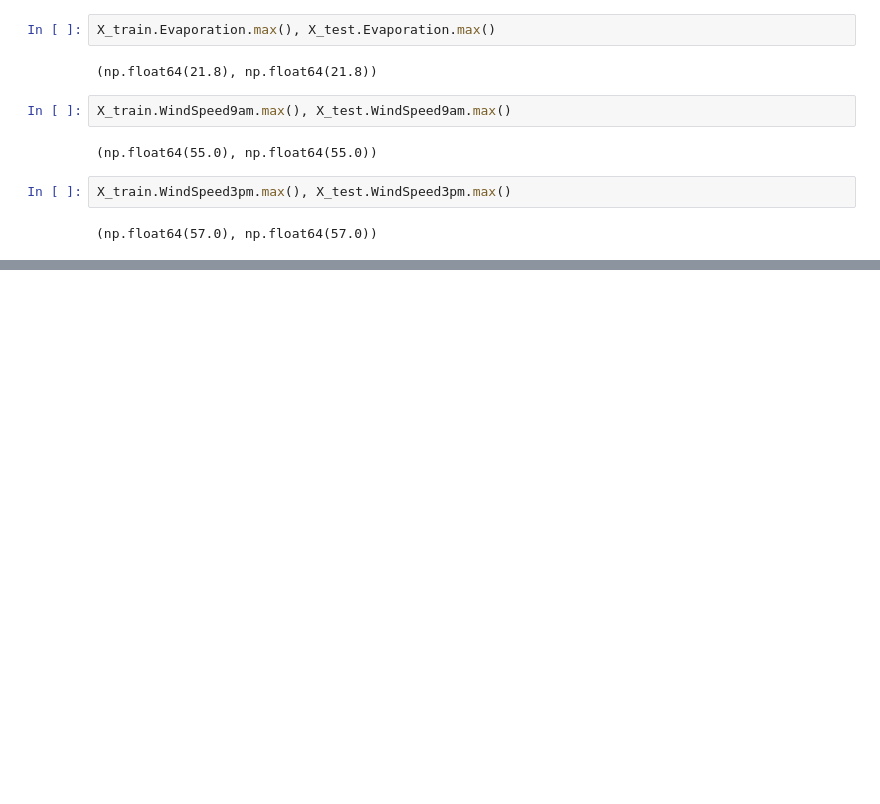
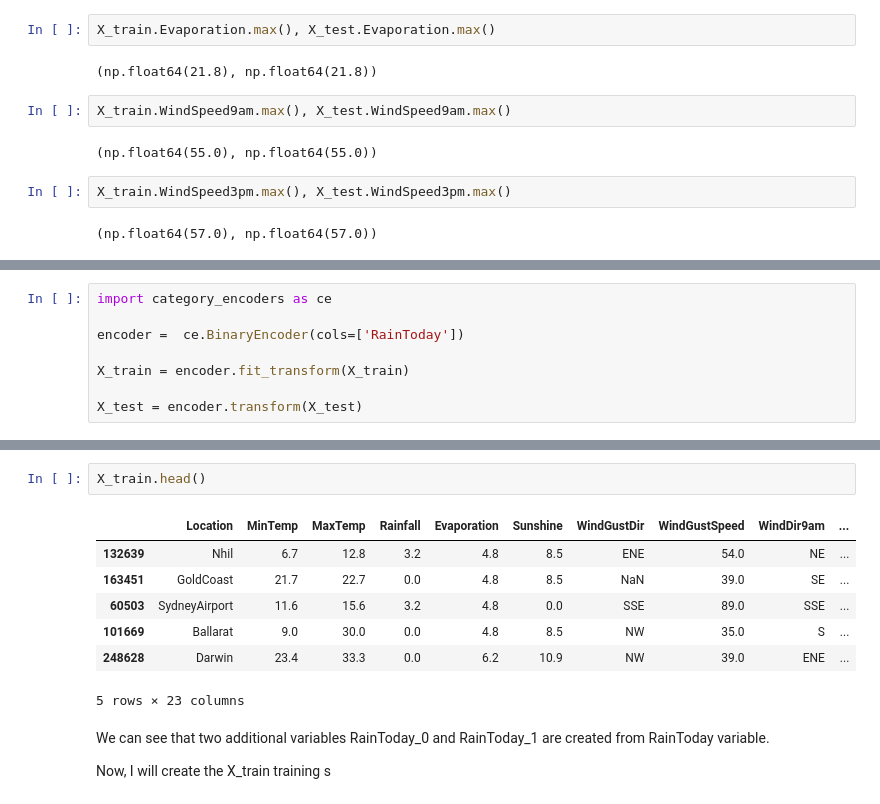
Before and after one commit to aliowx/machine_learning-, a Jupyter notebook: models/supervisor learning/Logistic_Regression.ipynb, the cells around one changed output, grey strips where cells are left out. Cells and saved outputs as stored; diff of their text form; blank space fills up the shorter version.

Commit message:
have training and testing set ready for model building

```diff
--- a/models/supervisor learning/Logistic_Regression.ipynb
+++ b/models/supervisor learning/Logistic_Regression.ipynb
@@ -640,0 +658,8 @@ X_train[numerical].describe()
+# %%
+import category_encoders as ce
+
+encoder =  ce.BinaryEncoder(cols=['RainToday'])
+
+X_train = encoder.fit_transform(X_train)
+
+X_test = encoder.transform(X_test)
@@ -640,0 +686,14 @@ X_train[numerical].describe()
+# %%
+X_train.head()
+# %% [output]
+|  | Location | MinTemp | MaxTemp | Rainfall | Evaporation | Sunshine | WindGustDir | WindGustSpeed | WindDir9am | ... |
+| 132639 | Nhil | 6.7 | 12.8 | 3.2 | 4.8 | 8.5 | ENE | 54.0 | NE | ... |
+| 163451 | GoldCoast | 21.7 | 22.7 | 0.0 | 4.8 | 8.5 | NaN | 39.0 | SE | ... |
+| 60503 | SydneyAirport | 11.6 | 15.6 | 3.2 | 4.8 | 0.0 | SSE | 89.0 | SSE | ... |
+| 101669 | Ballarat | 9.0 | 30.0 | 0.0 | 4.8 | 8.5 | NW | 35.0 | S | ... |
+| 248628 | Darwin | 23.4 | 33.3 | 0.0 | 6.2 | 10.9 | NW | 39.0 | ENE | ... |
+5 rows × 23 columns
+# %% [markdown]
+We can see that two additional variables RainToday_0 and RainToday_1 are created from RainToday variable.
+
+Now, I will create the X_train training s
```
Also changed, not shown: parts of 10 cells of this notebook.
